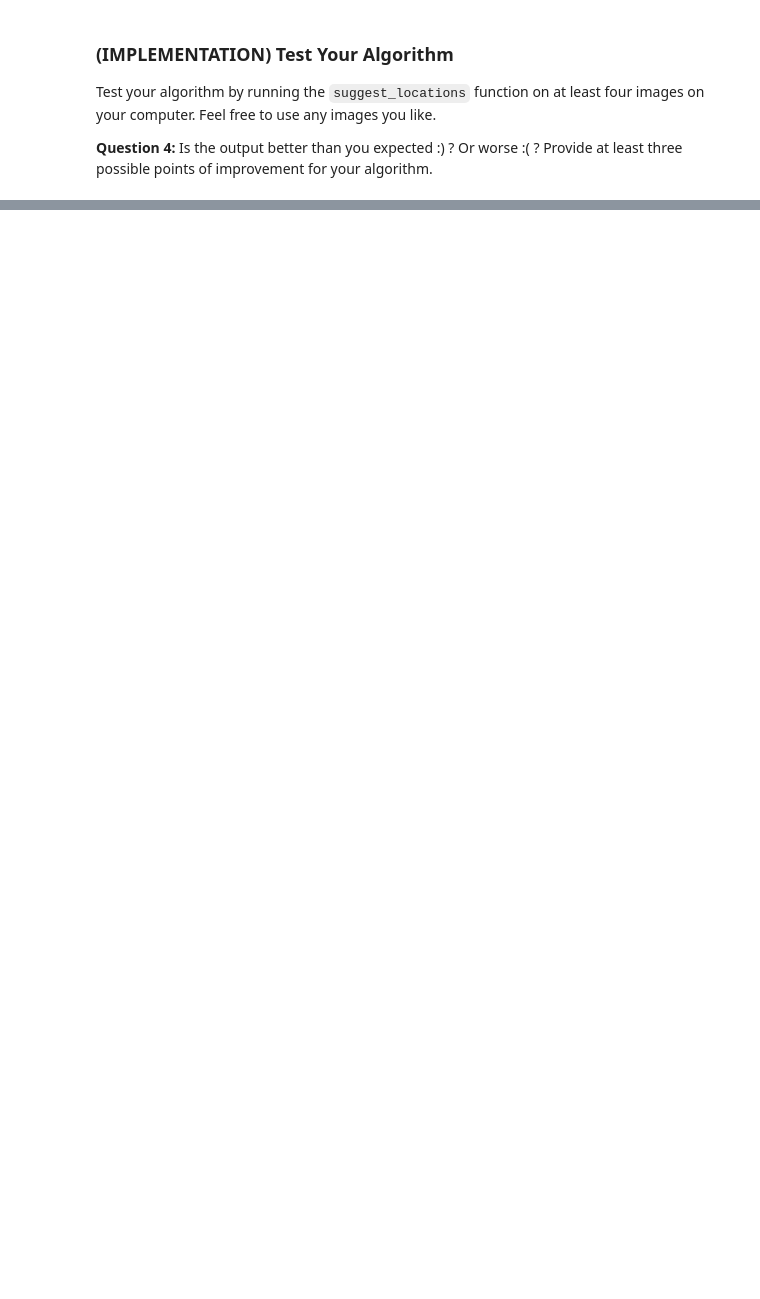
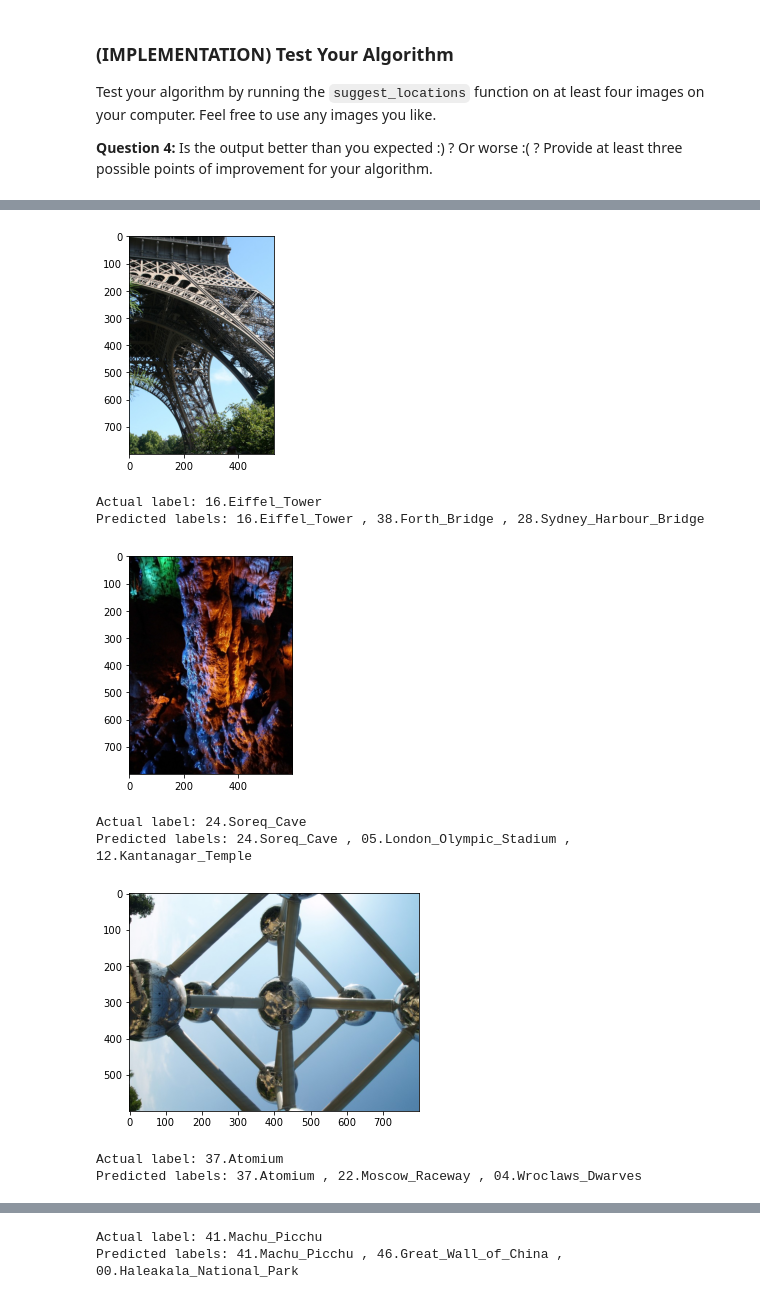
Before and after one commit to Sam4896/project_landmark_classification_geotagging, a Jupyter notebook: landmark.ipynb, the cells around one changed output, grey strips where cells are left out. Cells and saved outputs as stored; diff of their text form; code cells hidden in the pictures; blank space fills up the shorter version.

````diff
--- a/landmark.ipynb
+++ b/landmark.ipynb
@@ -747,16 +807,34 @@ An example of the expected behavior of `predict_landmarks`:
 ['Golden Gate Bridge', 'Brooklyn Bridge', 'Sydney Harbour Bridge']
 ```
 # %%
-import cv2
+# import cv2
 from PIL import Image
 
 ## the class names can be accessed at the `classes` attribute
 ## of your dataset object (e.g., `train_dataset.classes`)
 
+
 def predict_landmarks(img_path, k):
     ## TODO: return the names of the top k landmarks predicted by the transfer learned CNN
+    model_transfer.eval()
+    image = Image.open(img_path).convert('RGB')
+    transform = transforms.Compose([
+        transforms.Resize((224,224)),
+        transforms.ToTensor(),
+        transforms.Normalize((0.485, 0.456, 0.406),(0.229, 0.224, 0.225))])
 
+    image = transform(image)
+    image.unsqueeze_(0)
 
+    if use_cuda:
+        image = image.cuda()
+
+    output = model_transfer(image)
+    index = torch.argsort(output,descending=True).cpu().detach().numpy()
+    index = index[0][:k]
+
+    predicted_classes = [classes[idx] for idx in index]
+    return predicted_classes
 
 # test on a sample image
-predict_landmarks('images/test/09.Golden_Gate_Bridge/190f3bae17c32c37.jpg', 5)
+predict_landmarks('./landmark_images/test/09.Golden_Gate_Bridge/190f3bae17c32c37.jpg', 5)
@@ -790,4 +888,24 @@ __Answer:__ (Three possible points for improvement)
 # %%
 ## TODO: Execute the `suggest_locations` function on
 ## at least 4 images on your computer.
 ## Feel free to use as many code cells as needed.
+
+img_path1 = './images/test/16.Eiffel_Tower/3828627c8730f160.jpg'
+img_path2 = './images/test/24.Soreq_Cave/18dbbad48a83a742.jpg'
+img_path3 = "./images/test/37.Atomium/5ecb74282baee5aa.jpg"
+img_path4 = "./images/test/41.Machu_Picchu/4336abf3179202f2.jpg"
+
+suggest_locations(img_path1)
+suggest_locations(img_path2)
+suggest_locations(img_path3)
+suggest_locations(img_path4)
+# %% [output]
+[figure, added]
+Actual label: 16.Eiffel_Tower
+Predicted labels: 16.Eiffel_Tower , 38.Forth_Bridge , 28.Sydney_Harbour_Bridge
+[figure, added]
+Actual label: 24.Soreq_Cave
+Predicted labels: 24.Soreq_Cave , 05.London_Olympic_Stadium , 12.Kantanagar_Temple
+[figure, added]
+Actual label: 37.Atomium
+Predicted labels: 37.Atomium , 22.Moscow_Raceway , 04.Wroclaws_Dwarves
@@ -793,0 +913,2 @@ __Answer:__ (Three possible points for improvement)
+Actual label: 41.Machu_Picchu
+Predicted labels: 41.Machu_Picchu , 46.Great_Wall_of_China , 00.Haleakala_National_Park
````
Also changed, not shown: parts of 16 cells of this notebook.
